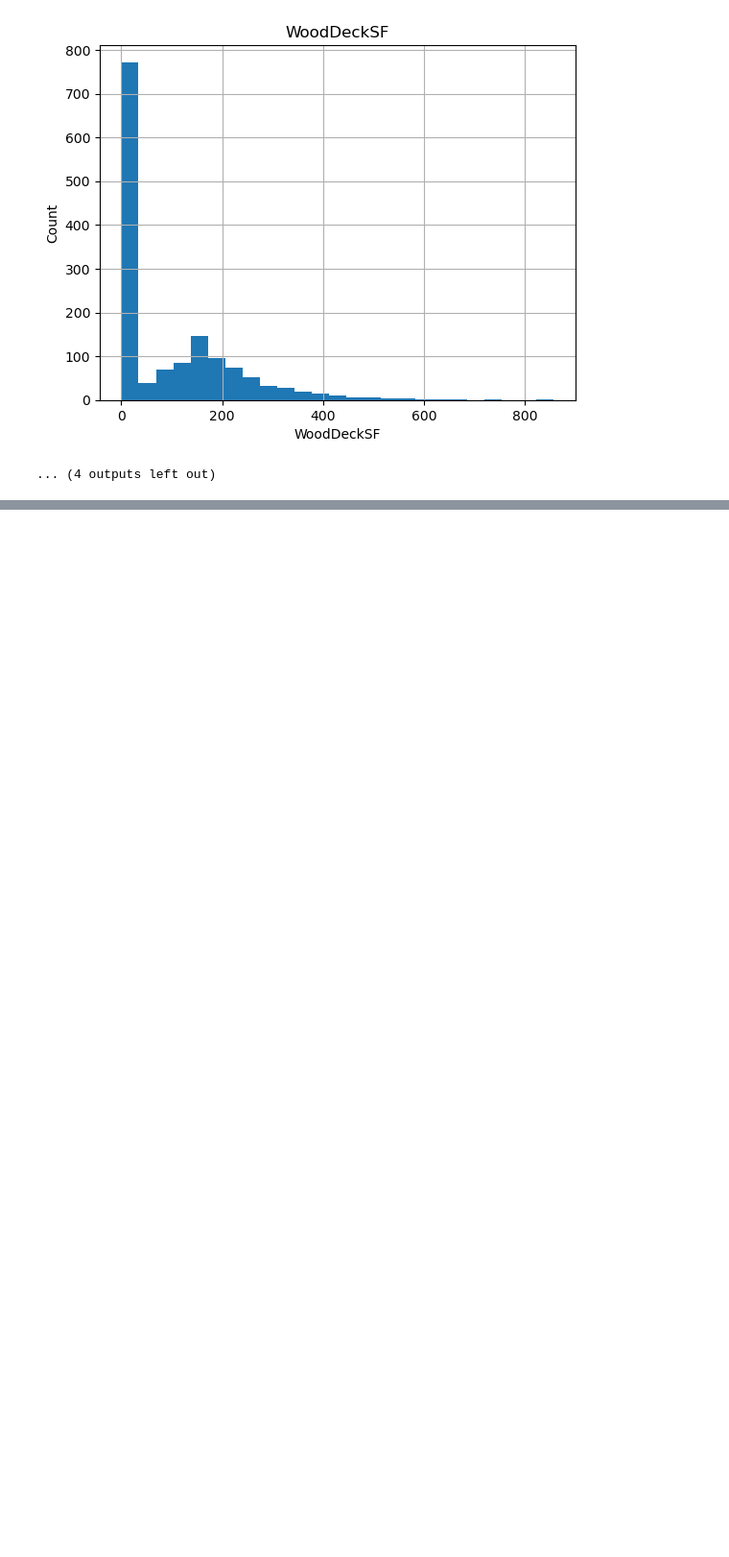
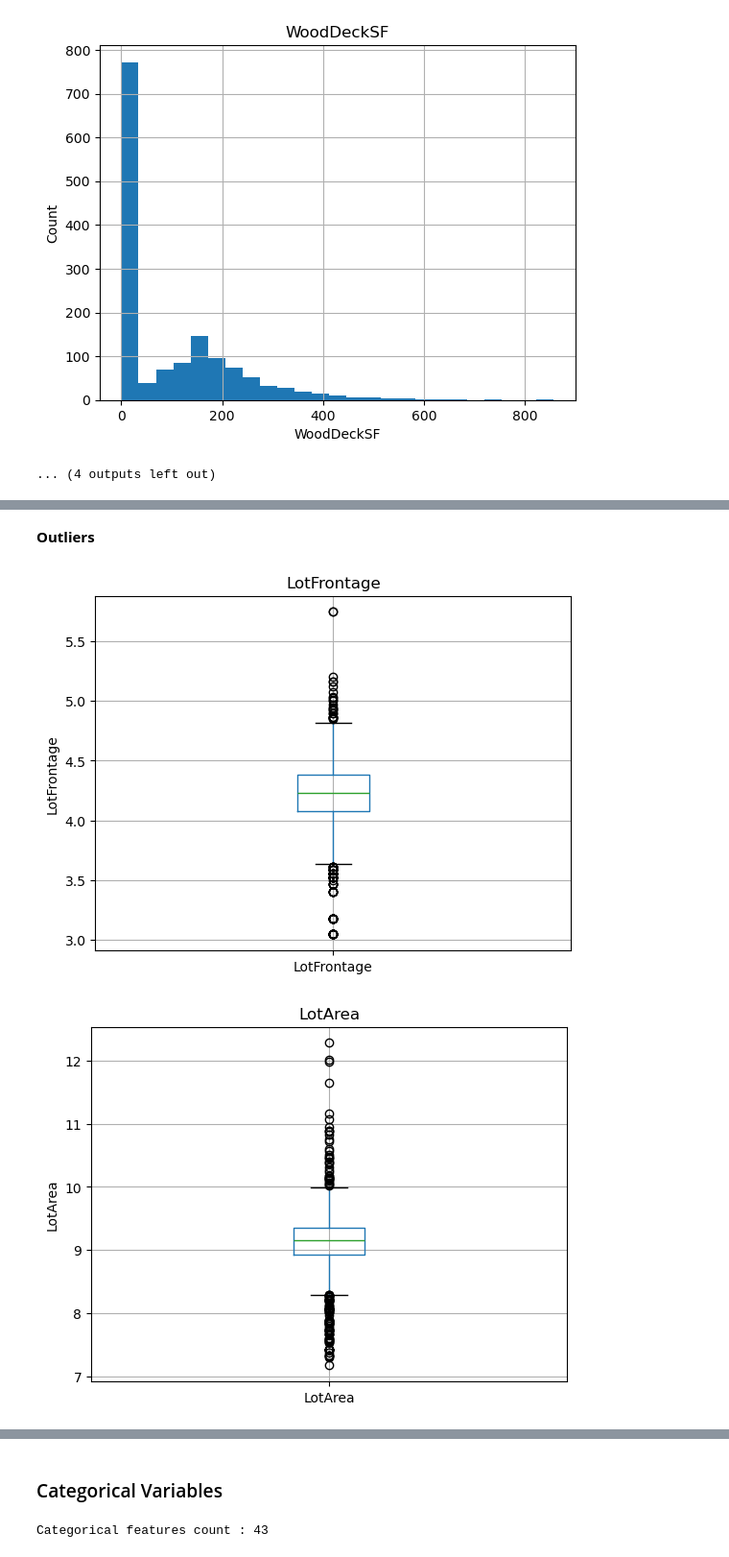
Before and after one commit to Di0g0PC/Machine-Learning-Algorithms--Tutorials, a Jupyter notebook: PREDICT_HOUSES_PRICES/HOUSES_PRICES.ipynb, the cells around one changed output, grey strips where cells are left out. Shown at 96% size. Cells and saved outputs as stored; diff of their text form; code cells hidden in the pictures; blank space fills up the shorter version.

```diff
--- a/PREDICT_HOUSES_PRICES/HOUSES_PRICES.ipynb
+++ b/PREDICT_HOUSES_PRICES/HOUSES_PRICES.ipynb
@@ -261,0 +287,16 @@ for feature in continuos_feture:
+# %% [markdown]
+**Outliers**
+# %%
+for feature in continuos_feature:
+    data = dataset.copy()
+    if 0 in data[feature].unique():
+        pass
+    else:
+        data[feature] = np.log(data[feature])
+        data.boxplot(column = feature)
+        plt.ylabel(feature)
+        plt.title(feature)
+        plt.show()
+# %% [output]
+[figure, added]
+[figure, added]
@@ -261,0 +306,8 @@ for feature in continuos_feture:
+# %% [markdown]
+### Categorical Variables
+# %%
+categorical_features = dataset.select_dtypes(include=['object']).columns.tolist()
+
+print(f'Categorical features count : {len(categorical_features)}')
+# %% [output]
+Categorical features count : 43
```
Also changed, not shown: parts of 9 cells of this notebook.
